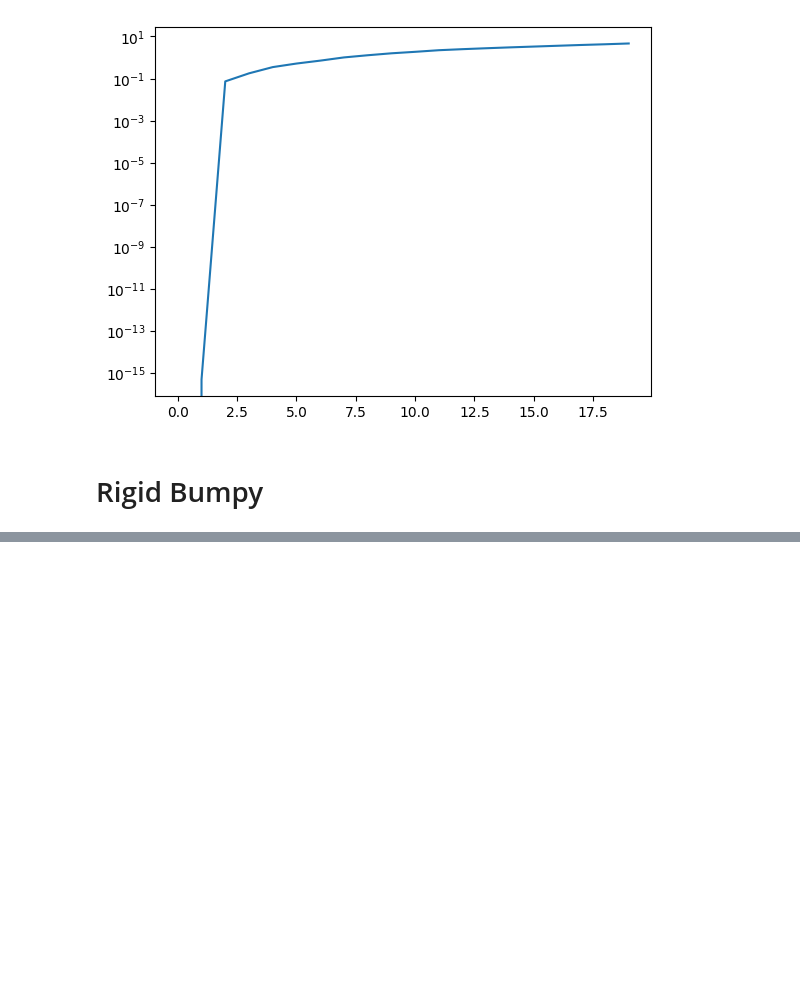
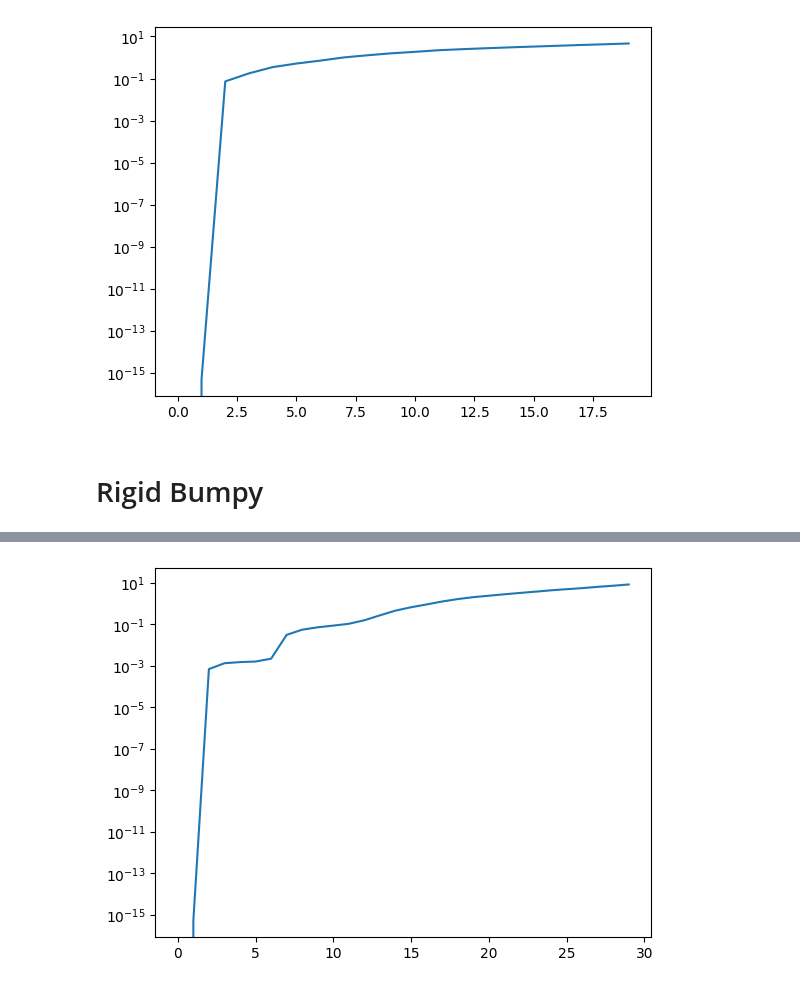
Before and after one commit to mmccraw98/notebooks-fall-25, a Jupyter notebook: 10/effective-potential/analyze.ipynb, the cells around one changed output, grey strips where cells are left out. Drawn from its saved outputs; the diff is of its cells as text; code cells hidden in the pictures; blank space fills up the shorter version.

```diff
--- a/10/effective-potential/analyze.ipynb
+++ b/10/effective-potential/analyze.ipynb
@@ -58,0 +59,5 @@ ax[1].set_yscale('symlog', linthresh=1e-14)
+# %%
+plt.plot(np.mean([val for val in val_rb if len(val) == 30], axis=0))
+plt.yscale('log')
+# %% [output]
+[figure, added]
```
Also changed, not shown: parts of 6 cells of this notebook, 20 other files.
